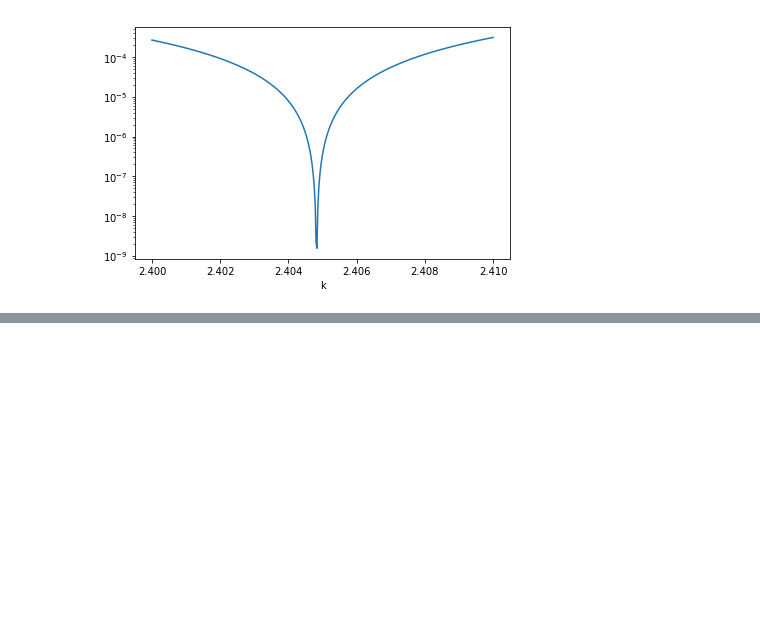
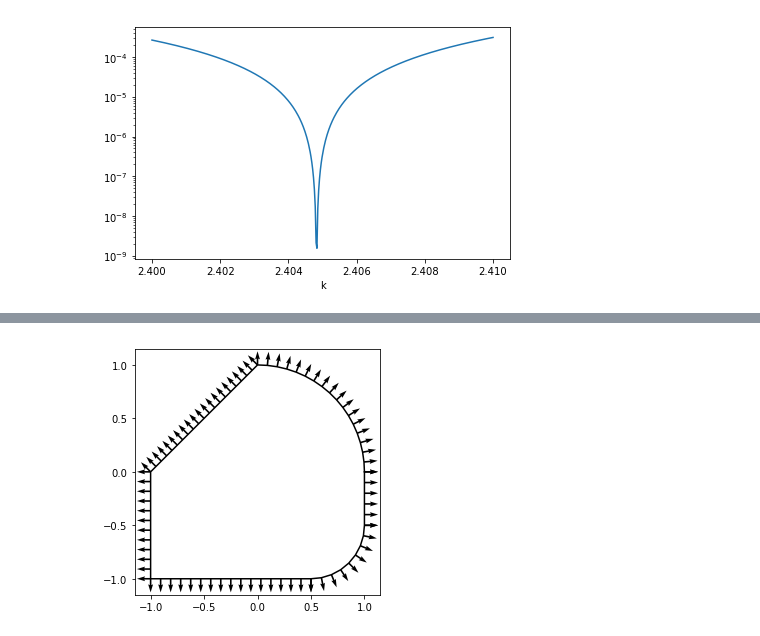
Before and after one commit to benokit/quantum-billiards, a Jupyter notebook: Quantum billiard test notebook.ipynb, the cells around one changed output, grey strips where cells are left out. Cells and saved outputs as stored; diff of their text form; code cells hidden in the pictures; blank space fills up the shorter version.

```diff
--- a/Quantum billiard test notebook.ipynb
+++ b/Quantum billiard test notebook.ipynb
@@ -74,0 +114,6 @@ pf.plot_tension(circleBilliard, 2.4, 2.41, grid = 400)
+# %%
+weirdBilliard = bc.billiard(curves, area, point_densities= dens)
+# %%
+pf.plot_boundary(weirdBilliard , M =5)
+# %% [output]
+[figure, added]
```
Also changed, not shown: parts of 26 cells of this notebook, 6 other files.
